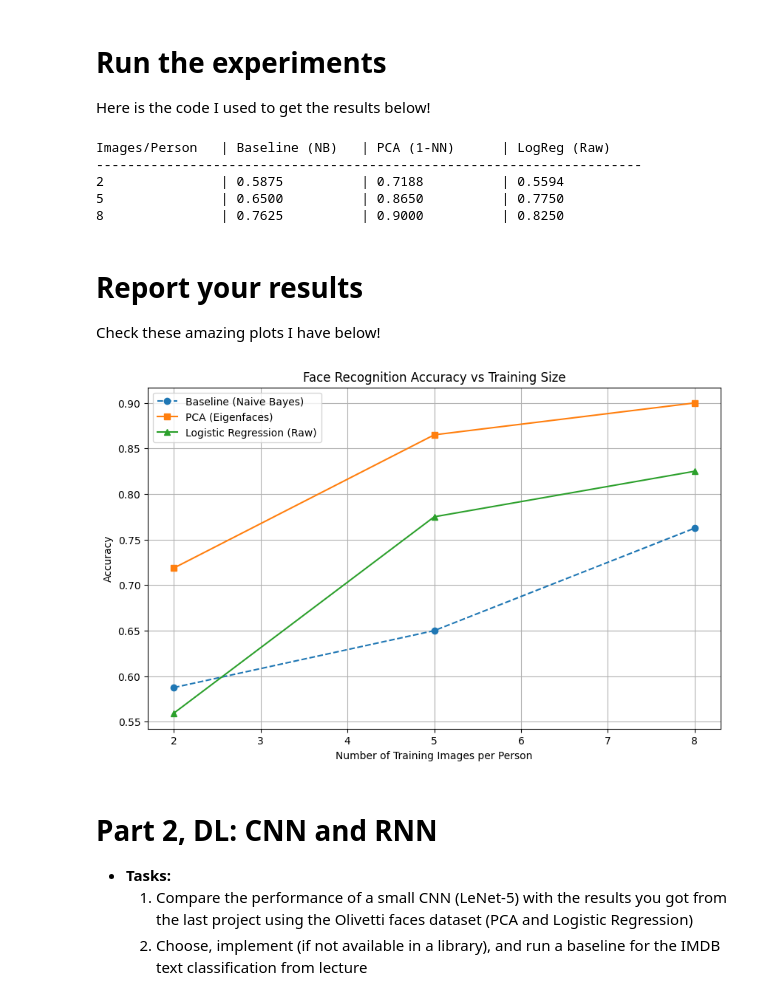
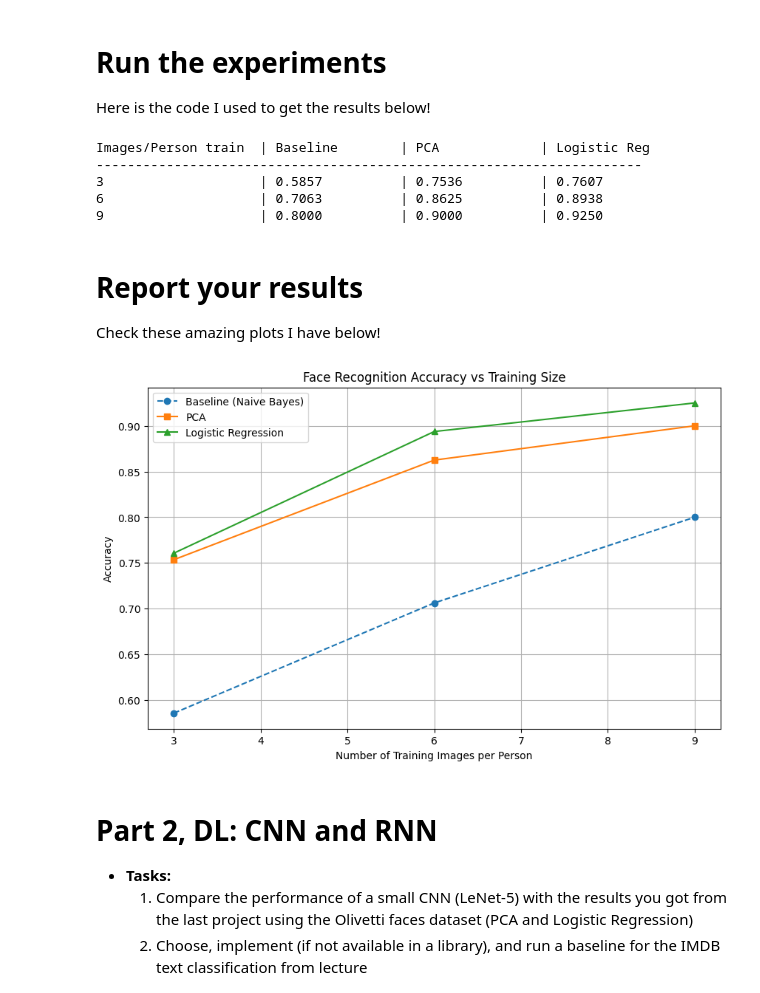
Before and after one commit to mmosoriov/proj5_DL, a Jupyter notebook: Part1_ML.ipynb, the cells around one changed output. Cells and saved outputs as stored; diff of their text form; code cells hidden in the pictures.

```diff
--- a/Part1_ML.ipynb
+++ b/Part1_ML.ipynb
@@ -261,21 +285,23 @@ def run_logistic_regression(X_train, y_train, X_test, y_test):
 
 Here is the code I used to get the results below!
 # %%
-# ==========================================
-# 3. EXPERIMENT LOOP
-# ==========================================
-# Scenarios: How many images per person do we use for training?
-# k=2 (20% Train), k=5 (50% Train), k=8 (80% Train)
-train_sizes = [2, 5, 8]
+"""
+400 images in total , 10 images per  person
+We choose first k images per person for training, and the rest for testing
 
+k=3 (30% Train), k=6 (60% Train), k=9 (90% Train)
+"""
+train_sizes = [3, 6, 9]
+
+# Create dict to store results
 results = {
     'train_k': [],
-    'Baseline (NB)': [],
-    'PCA (Eigenfaces)': [],
+    'Baseline': [],
+    'PCA': [],
     'Logistic Regression': []
 }
 
-print(f"{'Images/Person':<15} | {'Baseline (NB)':<15} | {'PCA (1-NN)':<15} | {'LogReg (Raw)':<15}")
+print(f"{'Images/Person train':<20} | {'Baseline':<15} | {'PCA':<15} | {'Logistic Reg ':<15}")
 print("-" * 70)
 
 for k in train_sizes:
@@ -290,6 +316,7 @@ for k in train_sizes:
         X_test_list.append(X_by_person[p_id, k:, :])
         y_test_list.append(y_by_person[p_id, k:])
 
+    # Use vstack to concatenate into a matrix and preserving k balance
     X_train = np.vstack(X_train_list)
     y_train = np.concatenate(y_train_list)
     X_test = np.vstack(X_test_list)
@@ -302,38 +329,36 @@ for k in train_sizes:
 
     # Store Results
     results['train_k'].append(k)
-    results['Baseline (NB)'].append(acc_nb)
-    results['PCA (Eigenfaces)'].append(acc_pca)
+    results['Baseline'].append(acc_nb)
+    results['PCA'].append(acc_pca)
     results['Logistic Regression'].append(acc_lr)
 
-    print(f"{k:<15} | {acc_nb:.4f}          | {acc_pca:.4f}          | {acc_lr:.4f}")
+    print(f"{k:<20} | {acc_nb:.4f}          | {acc_pca:.4f}          | {acc_lr:.4f}")
 # %% [output]
-Images/Person   | Baseline (NB)   | PCA (1-NN)      | LogReg (Raw)
+Images/Person train  | Baseline        | PCA             | Logistic Reg
 ----------------------------------------------------------------------
-2               | 0.5875          | 0.7188          | 0.5594
-5               | 0.6500          | 0.8650          | 0.7750
-8               | 0.7625          | 0.9000          | 0.8250
+3                    | 0.5857          | 0.7536          | 0.7607
+6                    | 0.7063          | 0.8625          | 0.8938
+9                    | 0.8000          | 0.9000          | 0.9250
 # %% [markdown]
 # Report your results
 
 Check these amazing plots I have below!
 # %%
-# ==========================================
-# 4. PLOTTING RESULTS
-# ==========================================
+
 plt.figure(figsize=(10, 6))
-plt.plot(results['train_k'], results['Baseline (NB)'], marker='o', linestyle='--', label='Baseline (Naive Bayes)')
-plt.plot(results['train_k'], results['PCA (Eigenfaces)'], marker='s', label='PCA (Eigenfaces)')
-plt.plot(results['train_k'], results['Logistic Regression'], marker='^', label='Logistic Regression (Raw)')
+plt.plot(results['train_k'], results['Baseline'], marker='o', linestyle='--', label='Baseline (Naive Bayes)')
+plt.plot(results['train_k'], results['PCA'], marker='s', label='PCA')
+plt.plot(results['train_k'], results['Logistic Regression'], marker='^', label='Logistic Regression')
 
 plt.title('Face Recognition Accuracy vs Training Size')
 plt.xlabel('Number of Training Images per Person')
 plt.ylabel('Accuracy')
 plt.legend()
 plt.grid(True)
 plt.show()
 # %% [output]
-[figure, old version]
+[figure, new version]
 # %% [markdown]
 # Part 2, DL: CNN and RNN
 
```
Also changed, not shown: parts of 2 cells of this notebook.
